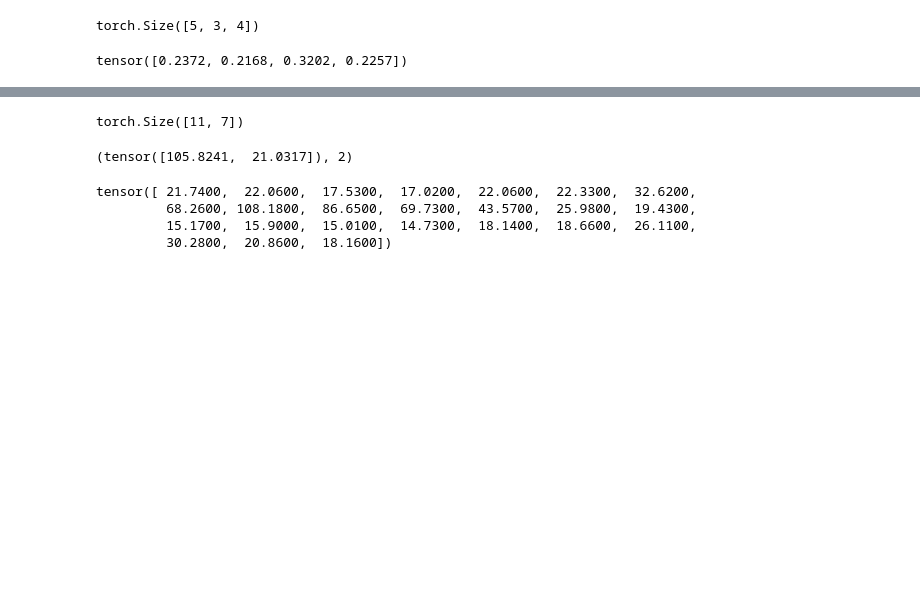
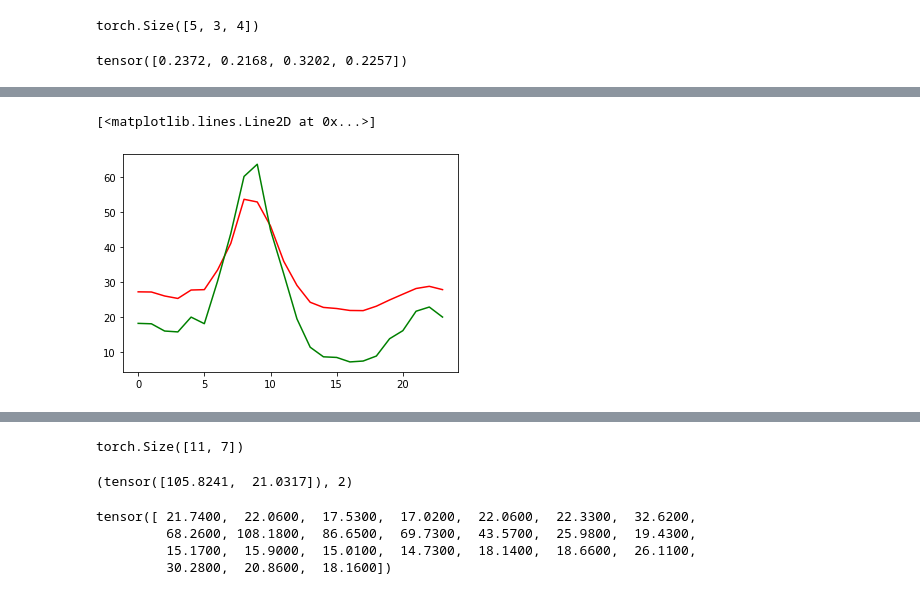
Before and after one commit to hoang1007/air-quality-forecasting, a Jupyter notebook: src/draft.ipynb, the cells around one changed output, grey strips where cells are left out. Cells and saved outputs as stored; diff of their text form; code cells hidden in the pictures; blank space fills up the shorter version.

```diff
--- a/src/draft.ipynb
+++ b/src/draft.ipynb
@@ -151,0 +169,40 @@ plt.plot(pred, "r")
+# %%
+import utils.functional as F
+
+def predict(i: int, top_k: int = None, beta=1.0, fill_corr=True):
+    corr = torch.tensor([[ 3, 10,  9,  1,  2,  8,  6],
+        [ 3, 10,  9,  1,  5,  4,  6],
+        [ 3, 10,  2,  9,  1,  5,  4],
+        [ 8,  9,  7,  3, 10,  2,  6]])
+    dt = dts[i]
+
+    if fill_corr:
+        tar_idx = dt["target_idx"]
+        masks = corr[tar_idx]
+
+        src_locs = dt["src_locs"][masks][None, ...]
+        tar_loc = dt["tar_loc"][None, None, :]
+        src_vals = dt["src_nexts"][masks]
+    else:
+        src_masks = dt["src_masks"]
+
+        src_locs = dt["src_locs"][src_masks][None, ...]
+        tar_loc = dt["tar_loc"][None, None, :]
+        src_vals = dt["src_nexts"][src_masks]
+
+    if top_k is None or top_k > src_locs.size(1):
+        top_k = src_locs.size(1)
+
+    dists = F.euclidean_distances(src_locs, tar_loc).squeeze()
+    keep_ids = torch.topk(dists, k=top_k, largest=False).indices
+
+    src_locs = src_locs[:, keep_ids]
+    # pm25_idx = dts.feature_cols.index("PM2.5")
+    src_vals = src_vals[keep_ids]
+    tar_val = dt["gt_target"]
+
+
+    weights = F.inverse_distance_weighted(src_locs, tar_loc, beta=beta).squeeze(0)
+    pred = (src_vals * weights).sum(0)
+
+    return pred, tar_val, dt["target_idx"]
@@ -151,0 +255,7 @@ plt.plot(pred, "r")
+# %%
+y_hat, y, _ = predict(2, beta=1.0, fill_corr=True)
+plt.plot(y_hat, "r")
+plt.plot(y, "g")
+# %% [output]
+[<matplotlib.lines.Line2D at 0x...>]
+[figure, added]
```
Also changed, not shown: parts of 36 cells of this notebook, 15 other files.
